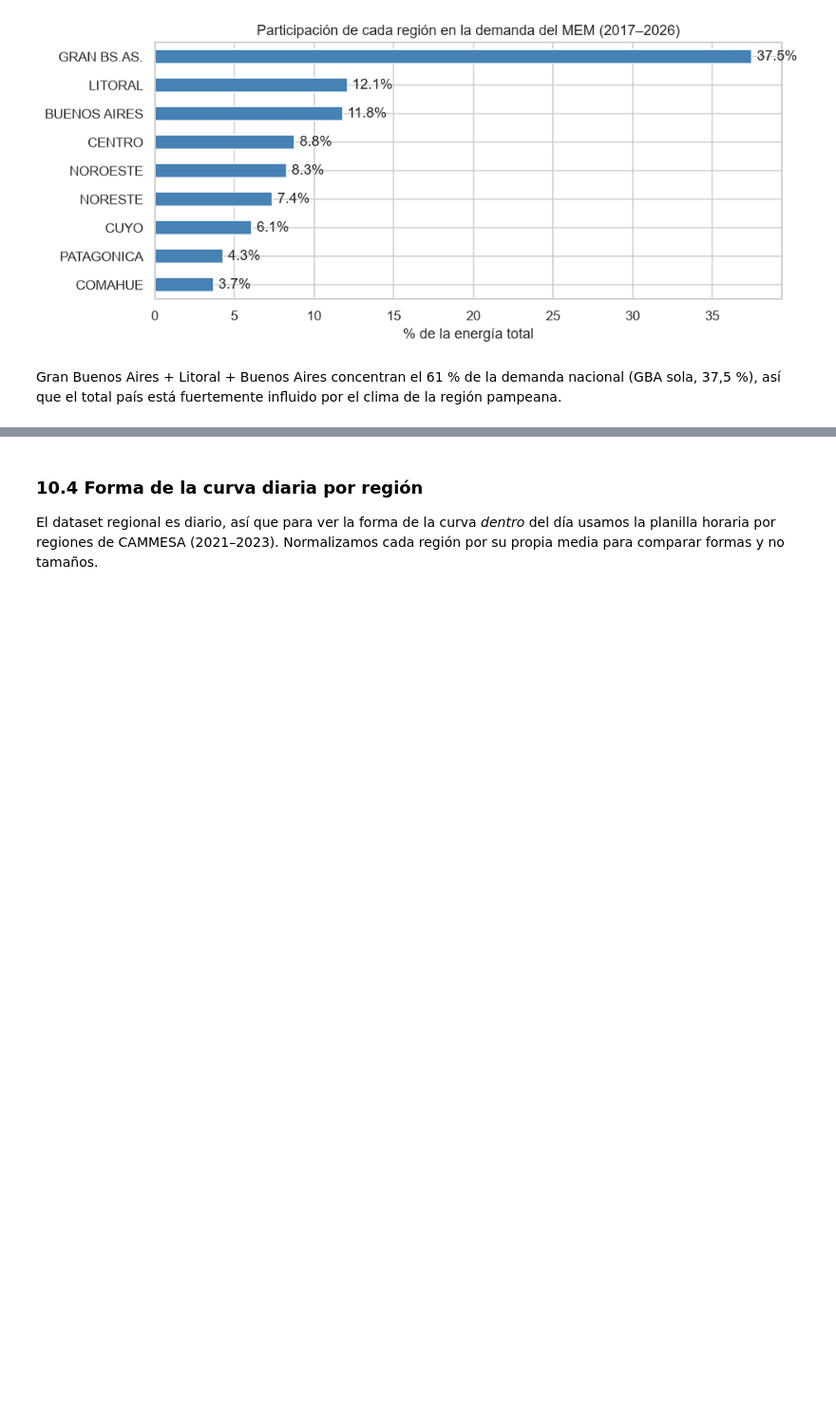
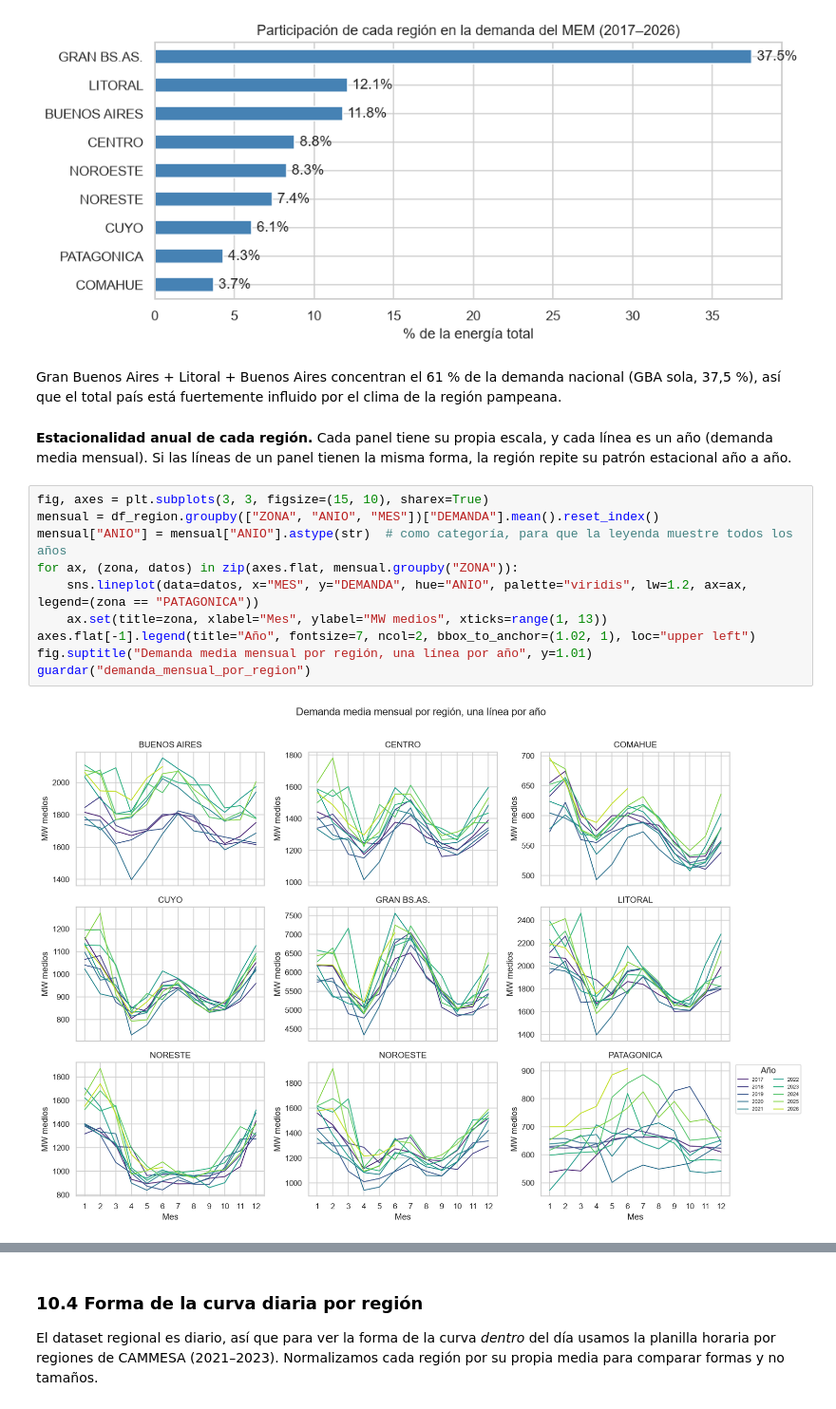
Before and after one commit to ElMejorGrupo4/2-da-Pre-entrega-, a Jupyter notebook: notebooks/01_eda_inicial.ipynb, the cells around one changed output, grey strips where cells are left out. Shown at 95% size. Drawn from its saved outputs; the diff is of its cells as text; blank space fills up the shorter version.

```diff
--- a/notebooks/01_eda_inicial.ipynb
+++ b/notebooks/01_eda_inicial.ipynb
@@ -497,3 +589,17 @@ guardar("participacion_regional")
 [figure]
 # %% [markdown]
 Gran Buenos Aires + Litoral + Buenos Aires concentran el 61 % de la demanda nacional (GBA sola, 37,5 %), así que el total país está fuertemente influido por el clima de la región pampeana.
+# %% [markdown]
+**Estacionalidad anual de cada región.** Cada panel tiene su propia escala, y cada línea es un año (demanda media mensual). Si las líneas de un panel tienen la misma forma, la región repite su patrón estacional año a año.
+# %%
+fig, axes = plt.subplots(3, 3, figsize=(15, 10), sharex=True)
+mensual = df_region.groupby(["ZONA", "ANIO", "MES"])["DEMANDA"].mean().reset_index()
+mensual["ANIO"] = mensual["ANIO"].astype(str)  # como categoría, para que la leyenda muestre todos los años
+for ax, (zona, datos) in zip(axes.flat, mensual.groupby("ZONA")):
+    sns.lineplot(data=datos, x="MES", y="DEMANDA", hue="ANIO", palette="viridis", lw=1.2, ax=ax, legend=(zona == "PATAGONICA"))
+    ax.set(title=zona, xlabel="Mes", ylabel="MW medios", xticks=range(1, 13))
+axes.flat[-1].legend(title="Año", fontsize=7, ncol=2, bbox_to_anchor=(1.02, 1), loc="upper left")
+fig.suptitle("Demanda media mensual por región, una línea por año", y=1.01)
+guardar("demanda_mensual_por_region")
+# %% [output]
+[figure, added]
```
Also changed, not shown: parts of 20 cells of this notebook, 2 other files.
